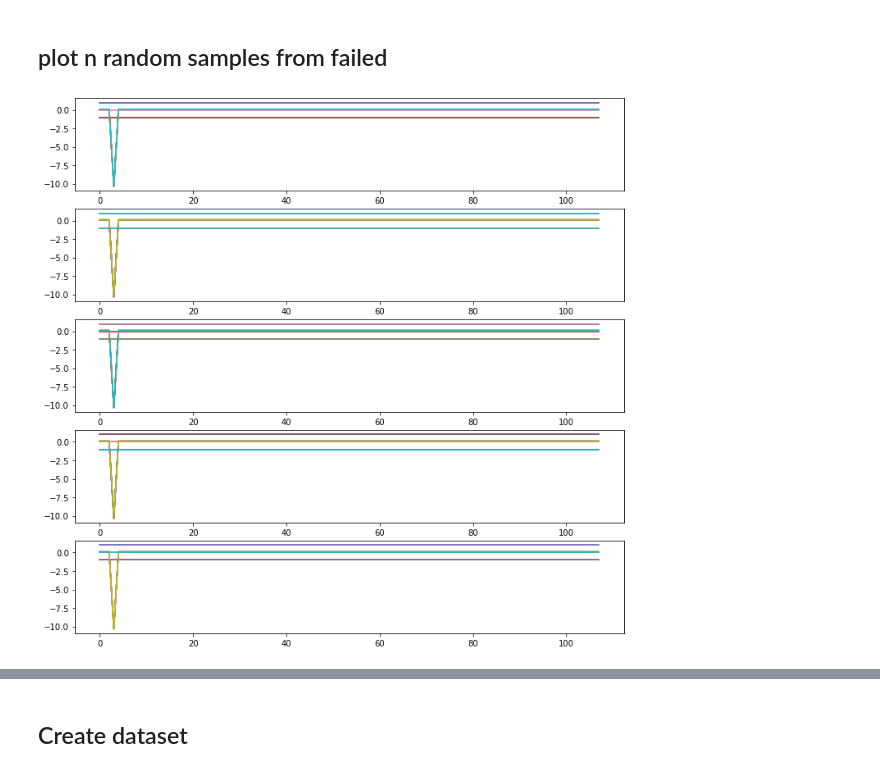
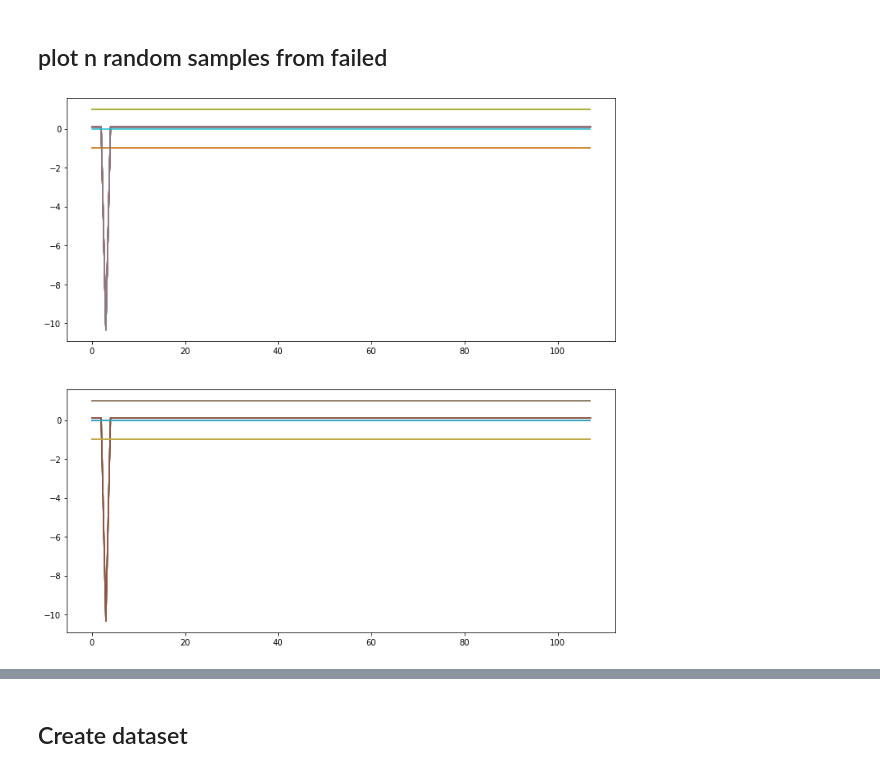
Before and after one commit to anderssegerlund/Machine-Learning, a Jupyter notebook: Car-volt mock data/Generate fake car volt with autoencoder.ipynb, the cells around one changed output, grey strips where cells are left out. Cells and saved outputs as stored; diff of their text form; code cells hidden in the pictures.

```diff
--- a/Car-volt mock data/Generate fake car volt with autoencoder.ipynb
+++ b/Car-volt mock data/Generate fake car volt with autoencoder.ipynb
@@ -157,13 +157,13 @@ data, data_info = create_data(n_healthy=1000, n_fails=1000,random_cell_fail=Fals
 # %% [markdown]
 ## plot n random samples from failed
 # %%
-select_samples = 5
+select_samples = 2
 sample_from = random.randint(min(data_info["index_1"]), max(data_info["index_1"])-select_samples)
 fig, ax = plt.subplots(select_samples,1,figsize=(12,12))
 for i,j in enumerate(range(sample_from, sample_from+select_samples)):
 
     ax[i].plot(data[j][0].T)
 plt.show()
 # %% [output]
-[figure, old version]
+[figure, new version]
 # %%
```
Also changed, not shown: parts of 23 cells of this notebook, 2 other files.
